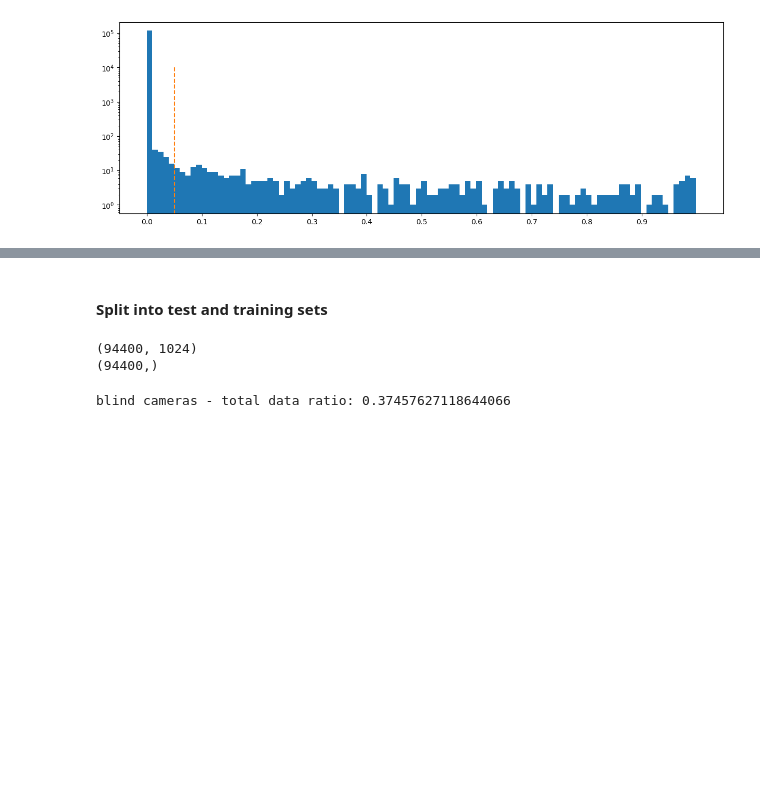
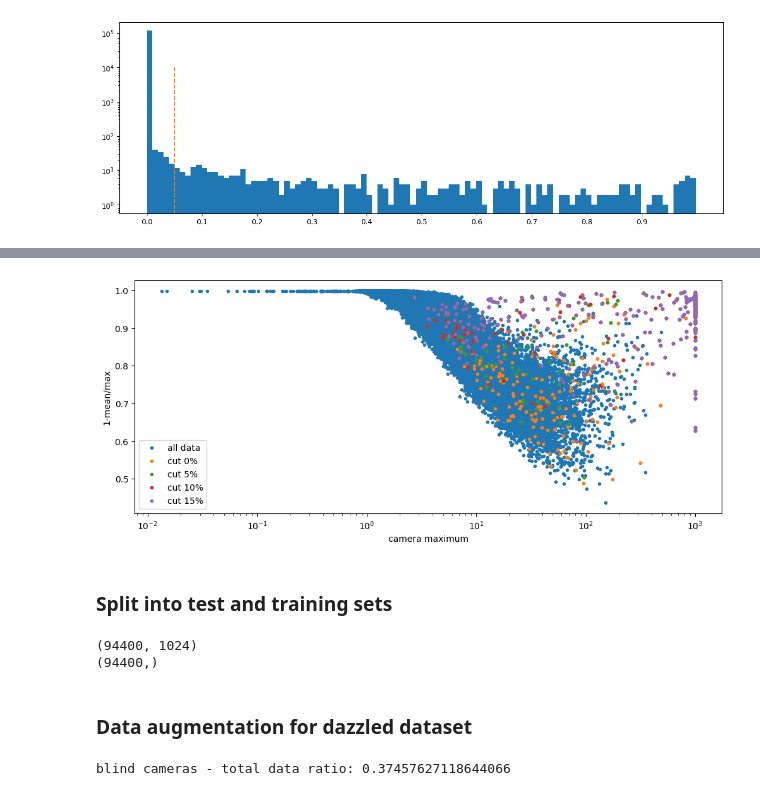
Before and after one commit to chiappo98/blinded_cameras, a Jupyter notebook: supervised_nn.ipynb, the cells around one changed output, grey strips where cells are left out. Drawn from its saved outputs; the diff is of its cells as text; code cells hidden in the pictures; blank space fills up the shorter version.

```diff
--- a/supervised_nn.ipynb
+++ b/supervised_nn.ipynb
@@ -122,5 +127,32 @@ fig.set_figwidth(12)
+# %%
+fig = plt.figure()
+
+_amp = np.sum(data_in, axis=1)
+_max = np.max(data_in, axis=1)
+_mean = np.mean(data_in, axis=1)
+
+_ratio = 1 - _mean/_max
+
+_ratio[np.isnan(_ratio)] = 1
+
+plt.plot(_max, _ratio, '.', label='all data')
+thr = 50
+for cut in range(0, 20, 5):
+    # for thr in range(0, 1000, 200):
+    lab = np.zeros(inner_ph_in.shape[0])
+    for i in np.where( (inner_ratio > (cut/100)) & (inner_ph_in > thr))[0]:
+        lab[i] = 1
+    plt.plot(_max[lab == 1], _ratio[lab == 1], '.', label='cut '+str(cut)+'%')
+
+plt.xscale('log')
+plt.xlabel('camera maximum')
+plt.ylabel('1-mean/max')
+plt.legend()
+fig.set_figwidth(12)
+# %% [output]
+[figure, added]
 # %% [markdown]
-#### Split into test and training sets
+### Split into test and training sets
 # %%
 sep = int(data_in.shape[0] * 0.8)
 
@@ -132,6 +164,8 @@ print(train_label.shape)
 # %% [output]
 (94400, 1024)
 (94400,)
+# %% [markdown]
+### Data augmentation for dazzled dataset
 # %%
 train_blind = train_data[np.where(train_label==1)]
 train_not_blind = train_data[np.where(train_label==0)]
```
Also changed, not shown: parts of 24 cells of this notebook, 1 other file.
